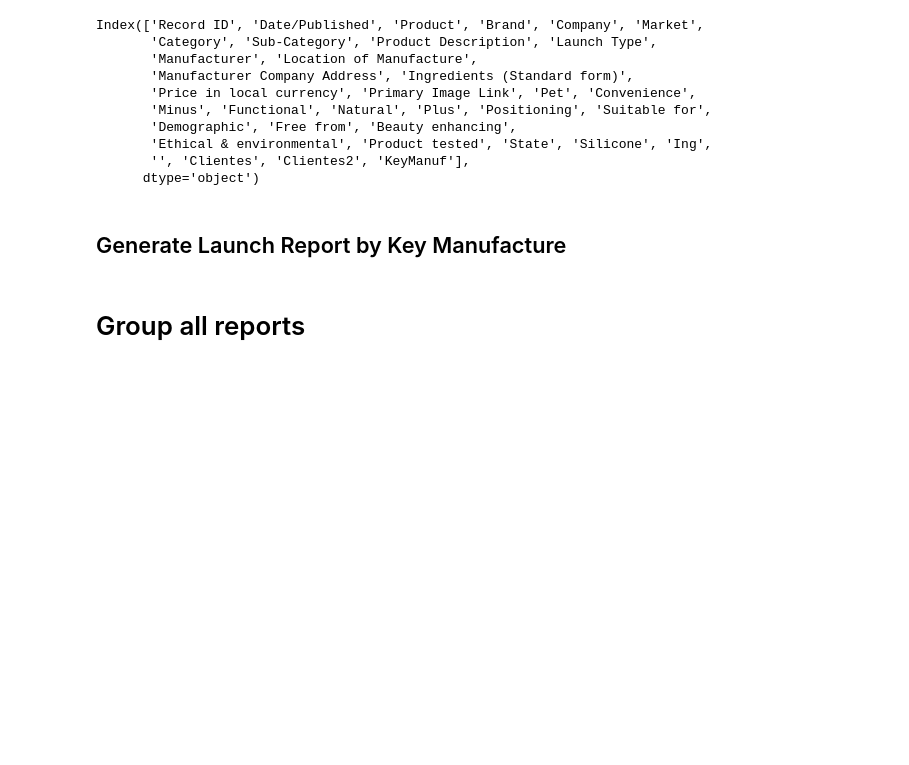
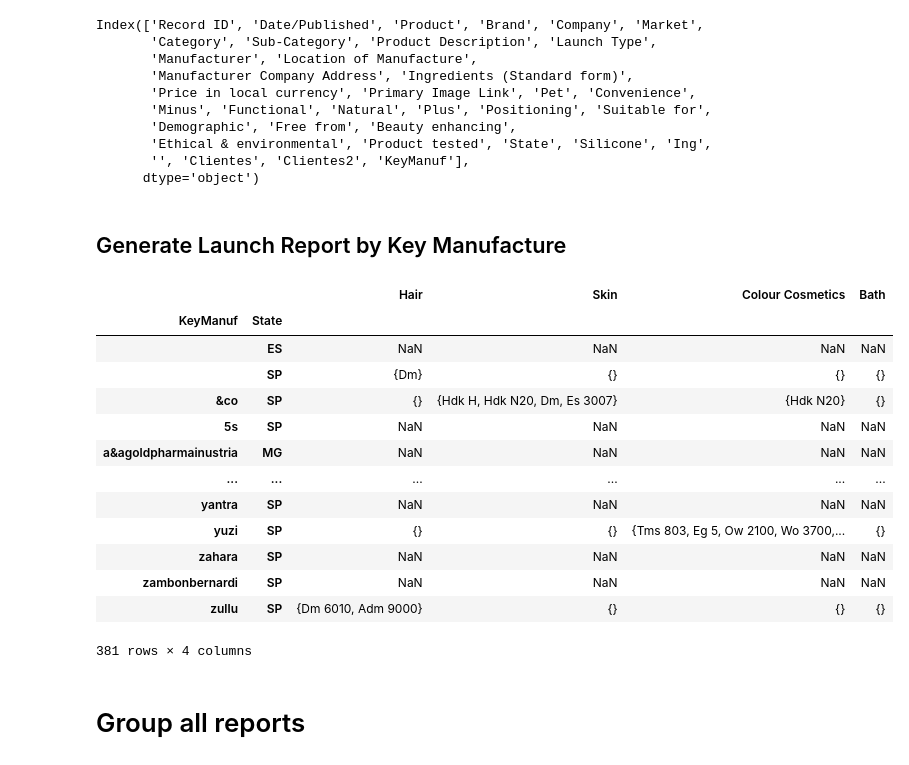
Before and after one commit to GimenesPaula/GimenesPaula, a Jupyter notebook: Projeto 1.ipynb, the cells around one changed output. Drawn from its saved outputs; the diff is of its cells as text; code cells hidden in the pictures; blank space fills up the shorter version.

```diff
--- a/Projeto 1.ipynb
+++ b/Projeto 1.ipynb
@@ -480,6 +488,23 @@ df_launches.rename(columns={'Skincare':'Skin', 'Hair Products':'Hair',
 # %%
 #Cria tabela que destaca quais silicone da lista de INCI foram identificados, por categoria.
 df_a = df_launches.groupby(['KeyManuf', 'State'])[['Hair', 'Skin', 'Colour Cosmetics', 'Bath']].apply(to_set)
+# %%
+df_a
+# %% [output]
+|  |  | Hair | Skin | Colour Cosmetics | Bath |
+| KeyManuf | State |  |  |  |  |
+|  | ES | NaN | NaN | NaN | NaN |
+|  | SP | {Dm} | {} | {} | {} |
+| &co | SP | {} | {Hdk H, Hdk N20, Dm, Es 3007} | {Hdk N20} | {} |
+| 5s | SP | NaN | NaN | NaN | NaN |
+| a&agoldpharmainustria | MG | NaN | NaN | NaN | NaN |
+| ... | ... | ... | ... | ... | ... |
+| yantra | SP | NaN | NaN | NaN | NaN |
+| yuzi | SP | {} | {} | {Tms 803, Eg 5, Ow 2100, Wo 3700,... | {} |
+| zahara | SP | NaN | NaN | NaN | NaN |
+| zambonbernardi | SP | NaN | NaN | NaN | NaN |
+| zullu | SP | {Dm 6010, Adm 9000} | {} | {} | {} |
+381 rows × 4 columns
 # %%
 #cria tabela que lista o fabricante, o estado e o total de lançamentos, quais tem silicone,
 #e quais tem o claim sem silicone.
```
Also changed, not shown: parts of 13 cells of this notebook.
